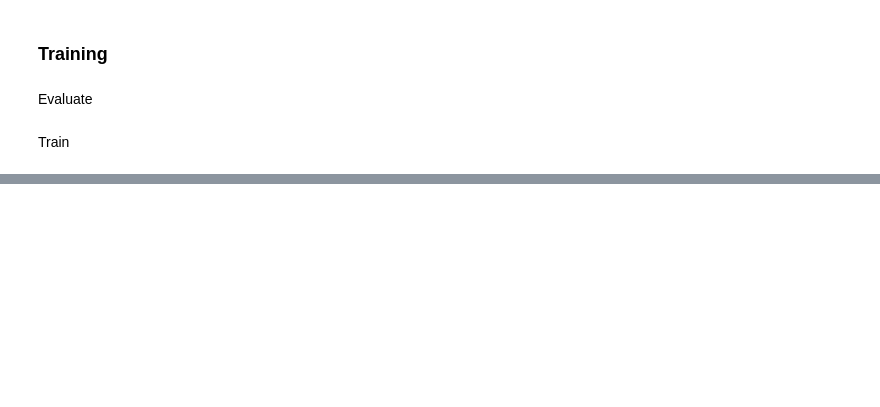
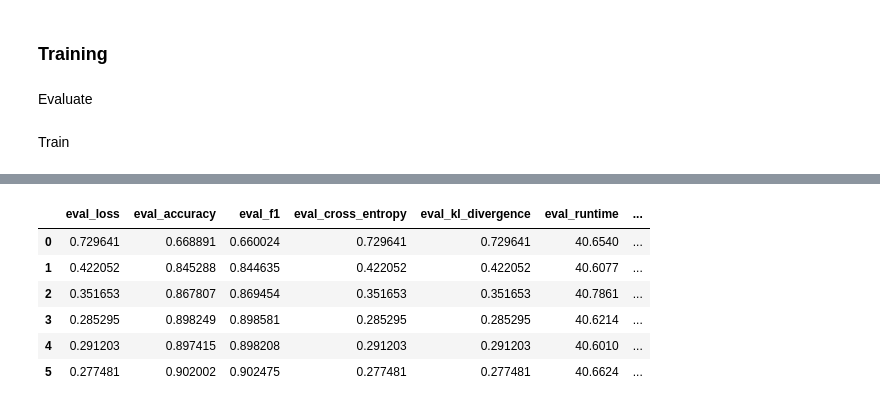
Before and after one commit to kangelamw/Final-Project-LHL2025, a Jupyter notebook: notebooks/1_model_training.ipynb, the cells around one changed output, grey strips where cells are left out. Saved outputs shown, nothing was run; the diff lists cells and outputs as text; code cells hidden in the pictures; blank space fills up the shorter version.

```diff
--- a/notebooks/1_model_training.ipynb
+++ b/notebooks/1_model_training.ipynb
@@ -182,0 +286,23 @@ print(model_performance.to_markdown())
+# %%
+# Eval
+eval_metrics = [
+    {'eval_loss': 0.7296413779258728, 'eval_accuracy': 0.6688907422852377, 'eval_f1': 0.6600237012425128, 'eval_cross_entropy': 0.729641360750356, 'eval_kl_divergence': 0.7296413508592966, 'eval_runtime': 40.654, 'eval_samples_per_second': 58.986, 'eval_steps_per_second': 3.69, 'epoch': 0.67},
+    {'eval_loss': 0.42205193638801575, 'eval_accuracy': 0.8452877397831526, 'eval_f1': 0.8446352791227741, 'eval_cross_entropy': 0.4220519314870162, 'eval_kl_divergence': 0.42205192494395594, 'eval_runtime': 40.6077, 'eval_samples_per_second': 59.053, 'eval_steps_per_second': 3.694, 'epoch': 1.33},
+    {'eval_loss': 0.35165300965309143, 'eval_accuracy': 0.8678065054211843, 'eval_f1': 0.869454293503081, 'eval_cross_entropy': 0.3516530143462602, 'eval_kl_divergence': 0.35165300754594797, 'eval_runtime': 40.7861, 'eval_samples_per_second': 58.795, 'eval_steps_per_second': 3.678, 'epoch': 2.0},
+    {'eval_loss': 0.2852950692176819, 'eval_accuracy': 0.8982485404503753, 'eval_f1': 0.8985811027114035, 'eval_cross_entropy': 0.28529505989034776, 'eval_kl_divergence': 0.2852950545671637, 'eval_runtime': 40.6214, 'eval_samples_per_second': 59.033, 'eval_steps_per_second': 3.693, 'epoch': 2.67},
+    {'eval_loss': 0.29120320081710815, 'eval_accuracy': 0.8974145120934112, 'eval_f1': 0.8982084686136087, 'eval_cross_entropy': 0.29120320264016164, 'eval_kl_divergence': 0.2912031970252342, 'eval_runtime': 40.601, 'eval_samples_per_second': 59.063, 'eval_steps_per_second': 3.694, 'epoch': 3.33},
+    {'eval_loss': 0.27748119831085205, 'eval_accuracy': 0.9020016680567139, 'eval_f1': 0.9024745205988283, 'eval_cross_entropy': 0.27748119838571667, 'eval_kl_divergence': 0.27748119154488343, 'eval_runtime': 40.6624, 'eval_samples_per_second': 58.973, 'eval_steps_per_second': 3.689, 'epoch': 4.0}
+]
+
+# Convert to DataFrame
+eval_metrics = pd.DataFrame(eval_metrics)
+
+eval_metrics
+# %% [output]
+|  | eval_loss | eval_accuracy | eval_f1 | eval_cross_entropy | eval_kl_divergence | eval_runtime | ... |
+| 0 | 0.729641 | 0.668891 | 0.660024 | 0.729641 | 0.729641 | 40.6540 | ... |
+| 1 | 0.422052 | 0.845288 | 0.844635 | 0.422052 | 0.422052 | 40.6077 | ... |
+| 2 | 0.351653 | 0.867807 | 0.869454 | 0.351653 | 0.351653 | 40.7861 | ... |
+| 3 | 0.285295 | 0.898249 | 0.898581 | 0.285295 | 0.285295 | 40.6214 | ... |
+| 4 | 0.291203 | 0.897415 | 0.898208 | 0.291203 | 0.291203 | 40.6010 | ... |
+| 5 | 0.277481 | 0.902002 | 0.902475 | 0.277481 | 0.277481 | 40.6624 | ... |
```
Also changed, not shown: parts of 21 cells of this notebook, 17 other files.
